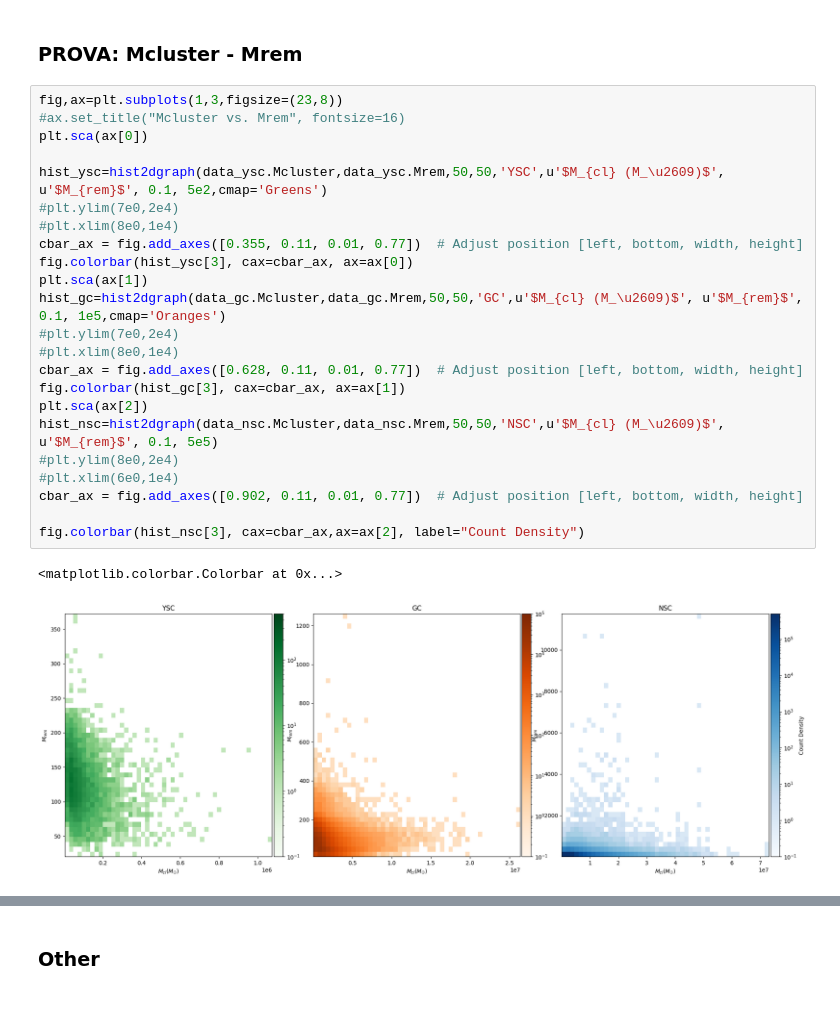
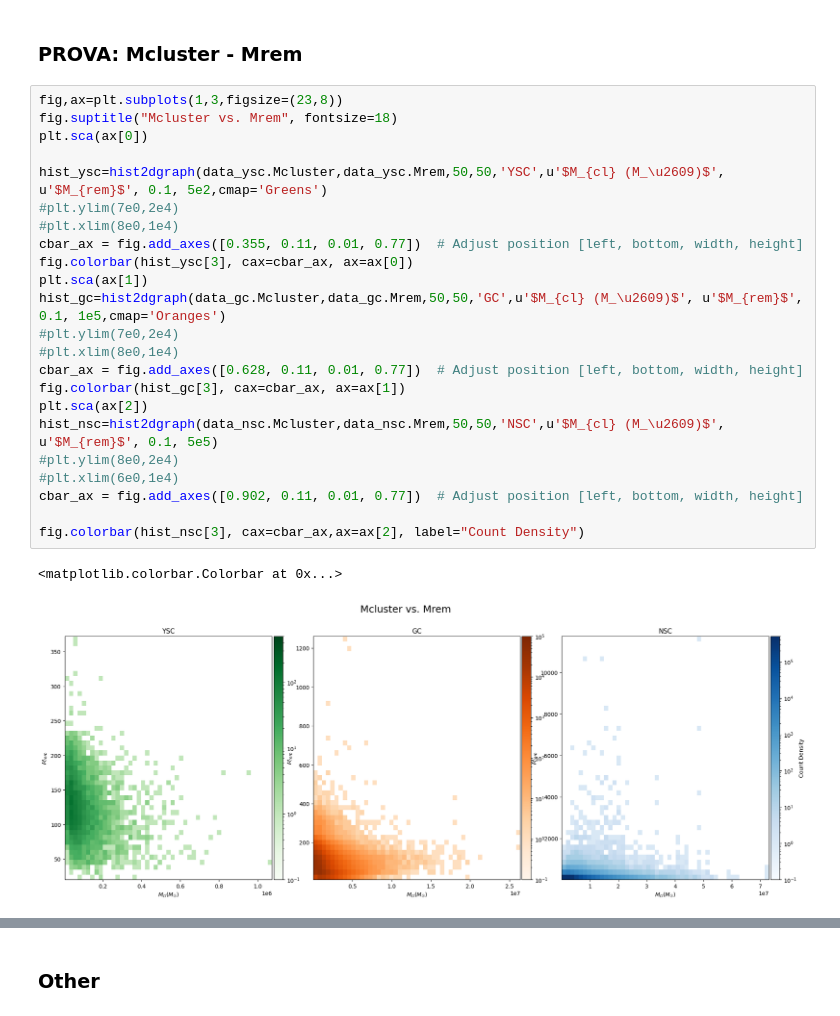
Before and after one commit to BelliLuigi/Hierarchical-mergers-of-black-holes, a Jupyter notebook: pr-marghe.ipynb, the cells around one changed output, grey strips where cells are left out. Cells and saved outputs as stored; diff of their text form.

```diff
--- a/pr-marghe.ipynb
+++ b/pr-marghe.ipynb
@@ -385,27 +414,27 @@ fig.colorbar(hist_nsc[3], cax=cbar_ax,ax=ax[2], label="Count Density")
 ### PROVA: Mcluster - Mrem
 # %%
 fig,ax=plt.subplots(1,3,figsize=(23,8))
-#ax.set_title("Mcluster vs. Mrem", fontsize=16)
+fig.suptitle("Mcluster vs. Mrem", fontsize=18)
 plt.sca(ax[0])
 
 hist_ysc=hist2dgraph(data_ysc.Mcluster,data_ysc.Mrem,50,50,'YSC',u'$M_{cl} (M_\u2609)$', u'$M_{rem}$', 0.1, 5e2,cmap='Greens')
 #plt.ylim(7e0,2e4)
 #plt.xlim(8e0,1e4)
 cbar_ax = fig.add_axes([0.355, 0.11, 0.01, 0.77])  # Adjust position [left, bottom, width, height]
 fig.colorbar(hist_ysc[3], cax=cbar_ax, ax=ax[0])
 plt.sca(ax[1])
 hist_gc=hist2dgraph(data_gc.Mcluster,data_gc.Mrem,50,50,'GC',u'$M_{cl} (M_\u2609)$', u'$M_{rem}$', 0.1, 1e5,cmap='Oranges')
 #plt.ylim(7e0,2e4)
 #plt.xlim(8e0,1e4)
 cbar_ax = fig.add_axes([0.628, 0.11, 0.01, 0.77])  # Adjust position [left, bottom, width, height]
 fig.colorbar(hist_gc[3], cax=cbar_ax, ax=ax[1])
 plt.sca(ax[2])
 hist_nsc=hist2dgraph(data_nsc.Mcluster,data_nsc.Mrem,50,50,'NSC',u'$M_{cl} (M_\u2609)$', u'$M_{rem}$', 0.1, 5e5)
 #plt.ylim(8e0,2e4)
 #plt.xlim(6e0,1e4)
 cbar_ax = fig.add_axes([0.902, 0.11, 0.01, 0.77])  # Adjust position [left, bottom, width, height]
 
 fig.colorbar(hist_nsc[3], cax=cbar_ax,ax=ax[2], label="Count Density")
 # %% [output]
 <matplotlib.colorbar.Colorbar at 0x...>
-[figure, old version]
+[figure, new version]
```
Also changed, not shown: parts of 8 cells of this notebook.
